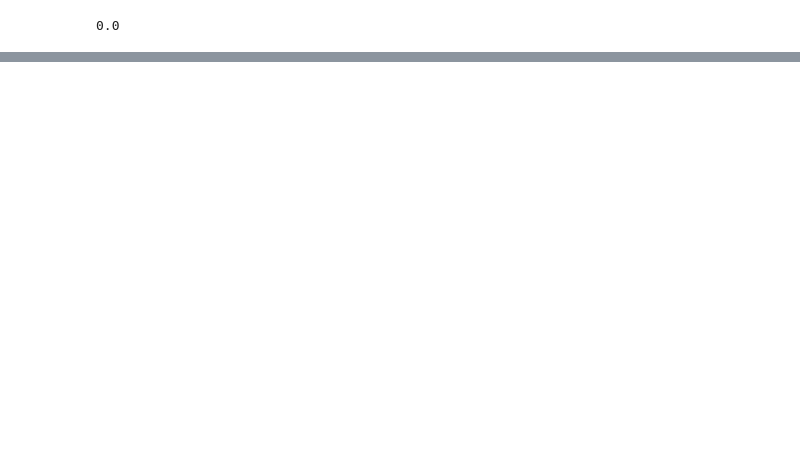
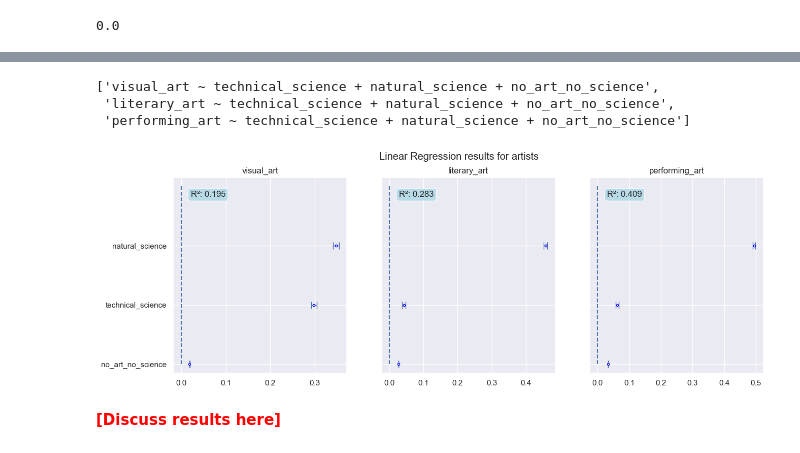
Before and after one commit to epfl-ada/ada-2022-project-geksada, a Jupyter notebook: Milestone 3.ipynb, the cells around one changed output, grey strips where cells are left out. Saved outputs shown, nothing was run; the diff lists cells and outputs as text; code cells hidden in the pictures; blank space fills up the shorter version.

Commit message:
Linear regression anaylsis

```diff
--- a/Milestone 3.ipynb
+++ b/Milestone 3.ipynb
@@ -996,2 +991,0 @@ import statsmodels.formula.api as smf
-# %%
-mod = smf.ols(formula='art ~ technical_science + natural_science', data=df_com_art_science)
@@ -1024,9 +999,12 @@ Notes:
 # %%
-def plot_coefs(ax, regression_result):
+def plot_summary(ax, regression_result):
     """
-    Helper function to plot the coefficients of a linear regression model.
+    Helper function to display the summary of a linear regression model.
     Code inspired from tutorial 4 on regression analysis.
     """
+    # dependent variable name
+    dep_variable = regression_result.model.endog_names
+
     # feature names
     variables = regression_result.params.index
     # coefficients
@@ -1050,3 +1028,14 @@ def plot_coefs(ax, regression_result):
     ax.vlines(0,0, len(l1), linestyle = '--')
 
     ax.set_yticks(range(len(l2)), l2)
+
+    # additionnal parameters
+    ax.text(
+        0.1, 0.90,
+        'R²: %.3f' % (res.rsquared),
+        transform=ax.transAxes,
+        fontsize=12,
+        bbox=dict(boxstyle='round', facecolor='lightblue', alpha=0.8),
+    )
+
+    ax.set_title(dep_variable)
@@ -1058,0 +1055,3 @@ plot_coefs(ax, regression_result=res)
+# %%
+arts = ['visual_art', 'literary_art', 'performing_art']
+sciences = ['technical_science', 'natural_science']
@@ -1058,0 +1065,20 @@ plot_coefs(ax, regression_result=res)
+# %%
+art_models = ['%s ~ %s + %s + %s' % (art, *sciences, 'no_art_no_science')  for art in arts]
+art_models
+# %% [output]
+['visual_art ~ technical_science + natural_science + no_art_no_science',
+ 'literary_art ~ technical_science + natural_science + no_art_no_science',
+ 'performing_art ~ technical_science + natural_science + no_art_no_science']
+# %%
+fig, axs = plt.subplots(1, 3, sharey=True, figsize=(15, 5))
+fig.suptitle("Linear Regression results for artists")
+
+for i, model in enumerate(art_models):
+    mod = smf.ols(formula=model, data=df_com_art_science)
+    res = mod.fit()
+
+    plot_summary(axs[i], res)
+# %% [output]
+[figure, added]
+# %% [markdown]
+**<span style='color:red'>[Discuss results here]</span>**
```
Also changed, not shown: parts of 37 cells of this notebook.
